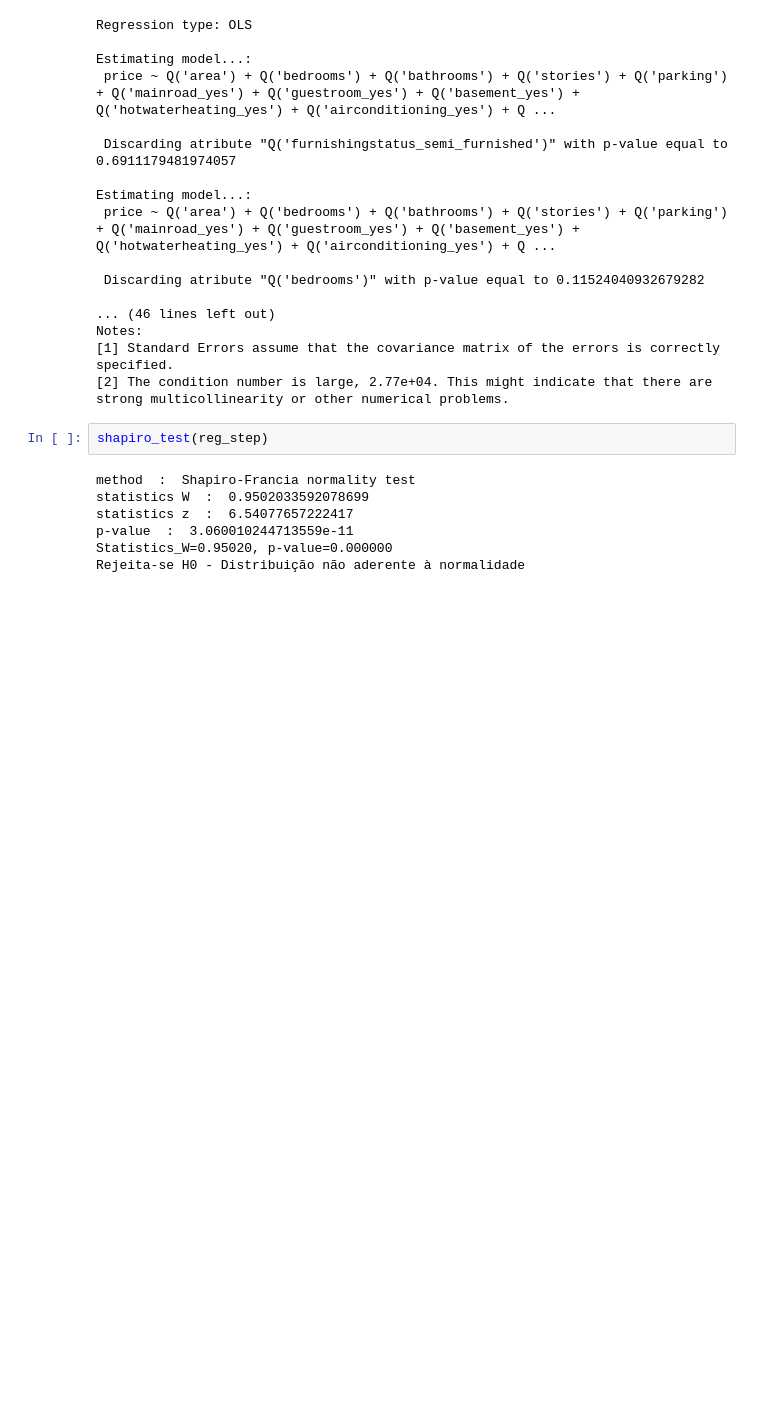
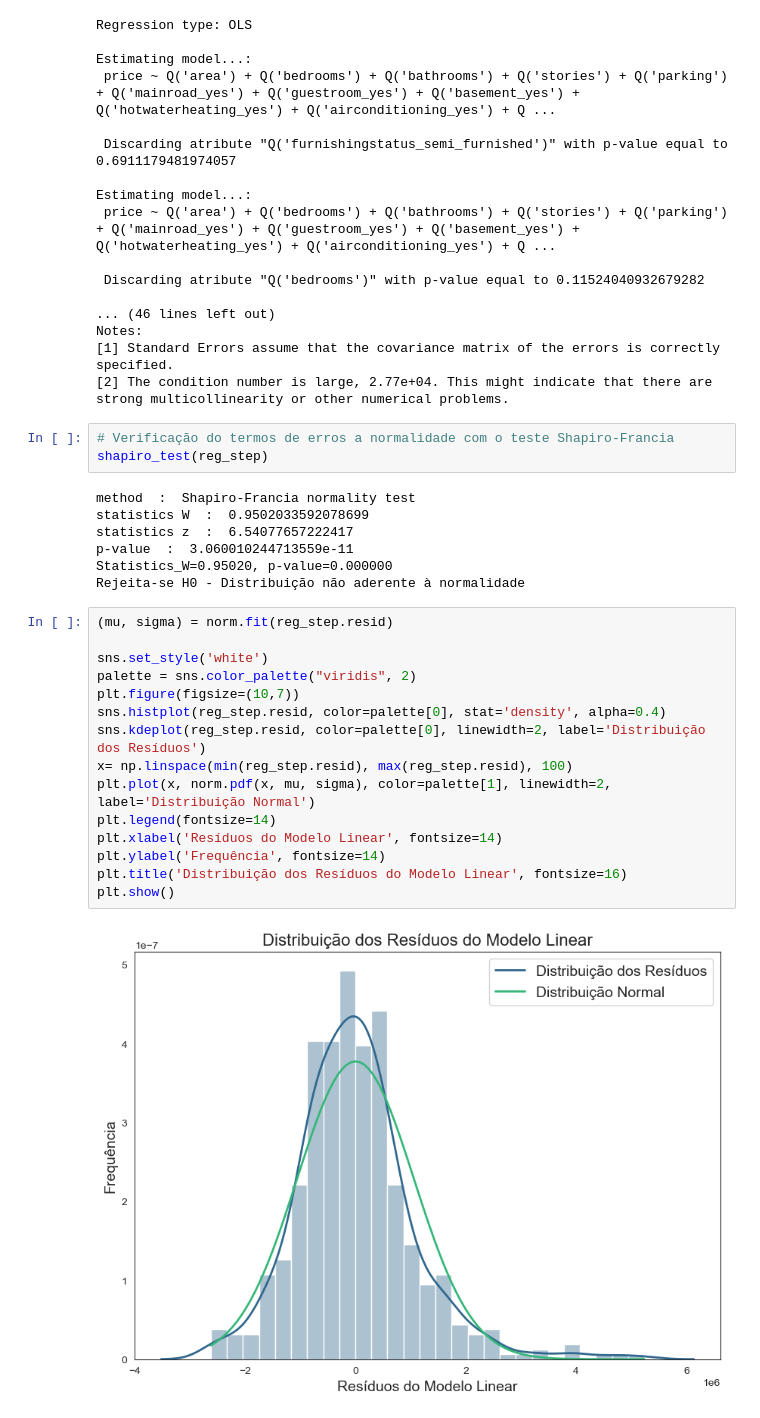
Before and after one commit to 1998-sys/Housing-Prices, a Jupyter notebook: notebooks/houses_price.ipynb, the cells around one changed output. Drawn from its saved outputs; the diff is of its cells as text; blank space fills up the shorter version.

Commit message:
Shapiro Francia

```diff
--- a/notebooks/houses_price.ipynb
+++ b/notebooks/houses_price.ipynb
@@ -345,6 +347,7 @@ Notes:
 [2] The condition number is large, 2.77e+04. This might indicate that there are
 strong multicollinearity or other numerical problems.
 # %%
+# Verificação do termos de erros a normalidade com o teste Shapiro-Francia
 shapiro_test(reg_step)
 # %% [output]
 method  :  Shapiro-Francia normality test
@@ -353,3 +356,20 @@ statistics z  :  6.54077657222417
 p-value  :  3.060010244713559e-11
 Statistics_W=0.95020, p-value=0.000000
 Rejeita-se H0 - Distribuição não aderente à normalidade
+# %%
+(mu, sigma) = norm.fit(reg_step.resid)
+
+sns.set_style('white')
+palette = sns.color_palette("viridis", 2)
+plt.figure(figsize=(10,7))
+sns.histplot(reg_step.resid, color=palette[0], stat='density', alpha=0.4)
+sns.kdeplot(reg_step.resid, color=palette[0], linewidth=2, label='Distribuição dos Resíduos')
+x= np.linspace(min(reg_step.resid), max(reg_step.resid), 100)
+plt.plot(x, norm.pdf(x, mu, sigma), color=palette[1], linewidth=2, label='Distribuição Normal')
+plt.legend(fontsize=14)
+plt.xlabel('Resíduos do Modelo Linear', fontsize=14)
+plt.ylabel('Frequência', fontsize=14)
+plt.title('Distribuição dos Resíduos do Modelo Linear', fontsize=16)
+plt.show()
+# %% [output]
+[figure, added]
```
Also changed, not shown: parts of 2 cells of this notebook.
